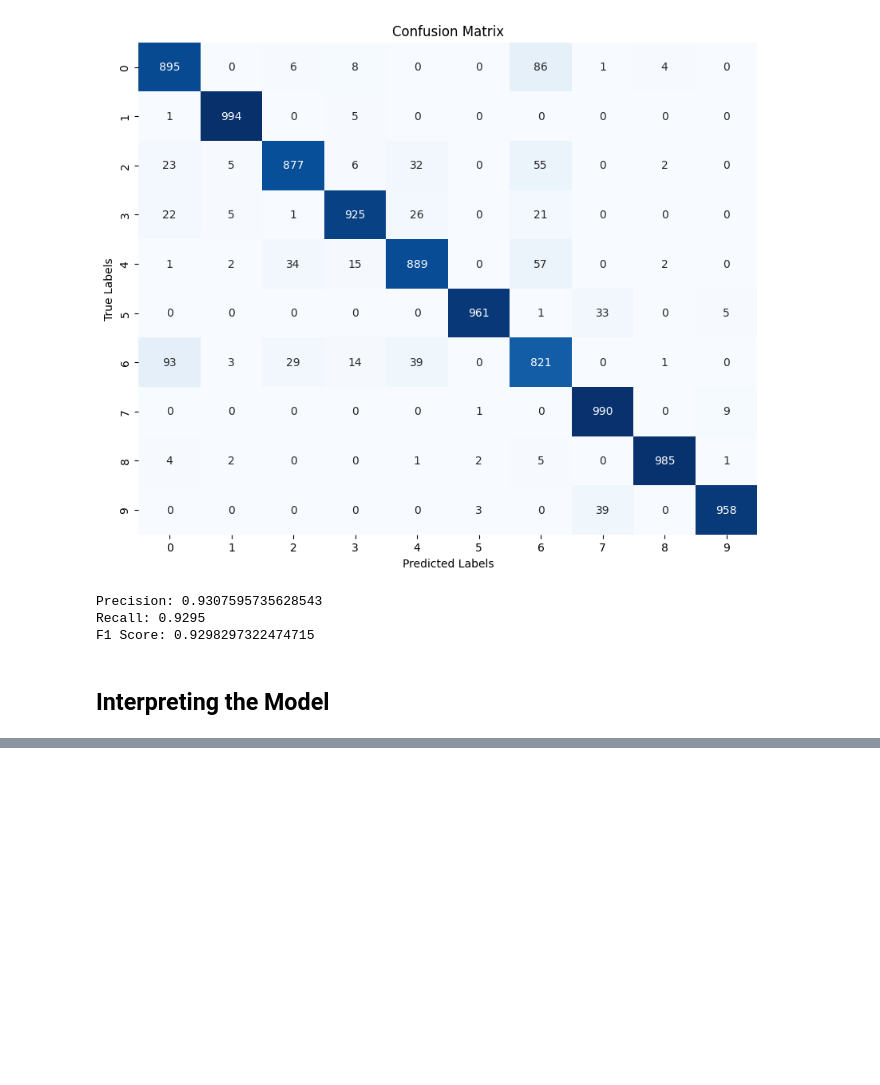
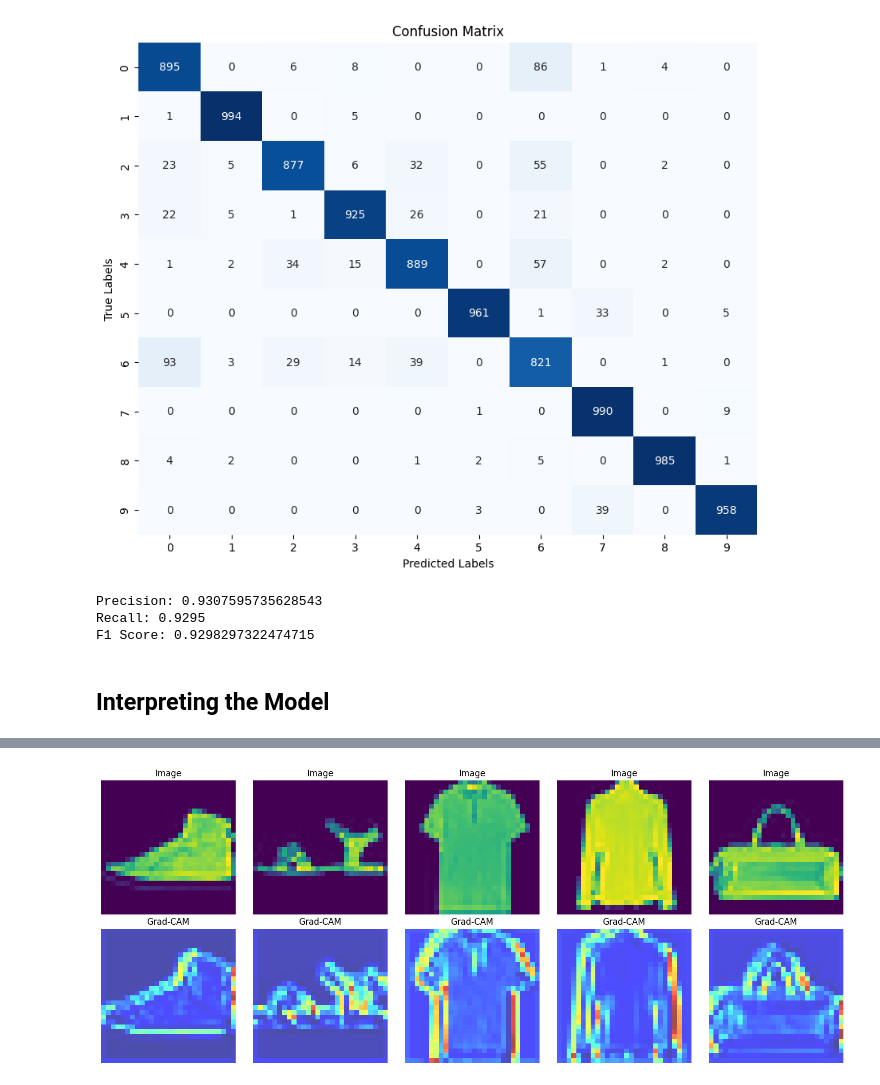
Before and after one commit to shiveshchowdary/FashionMNIST, a Jupyter notebook: Training/BestModel.ipynb, the cells around one changed output, grey strips where cells are left out. Cells and saved outputs as stored; diff of their text form; code cells hidden in the pictures; blank space fills up the shorter version.

```diff
--- a/Training/BestModel.ipynb
+++ b/Training/BestModel.ipynb
@@ -242,0 +245,19 @@ plt.show()
+# %%
+last_conv_layer_name = 'conv2d_15'
+
+images = val_images[35:40]
+fig, axs = plt.subplots(2, 5, figsize=(15, 6))
+
+for i in range(5):
+    axs[0, i].imshow(images[i])
+    axs[0, i].set_title("Image")
+    axs[0, i].axis('off')
+
+    axs[1, i].imshow(generate_grad_cam(model, last_conv_layer_name, images[i].reshape(1,28,28,1), class_index), cmap='jet', alpha=0.7)  # Adjust alpha for transparency
+    axs[1, i].set_title("Grad-CAM")
+    axs[1, i].axis('off')
+
+plt.tight_layout()
+plt.show()
+# %% [output]
+[figure, added]
```
Also changed, not shown: parts of 4 cells of this notebook, 2 other files.
